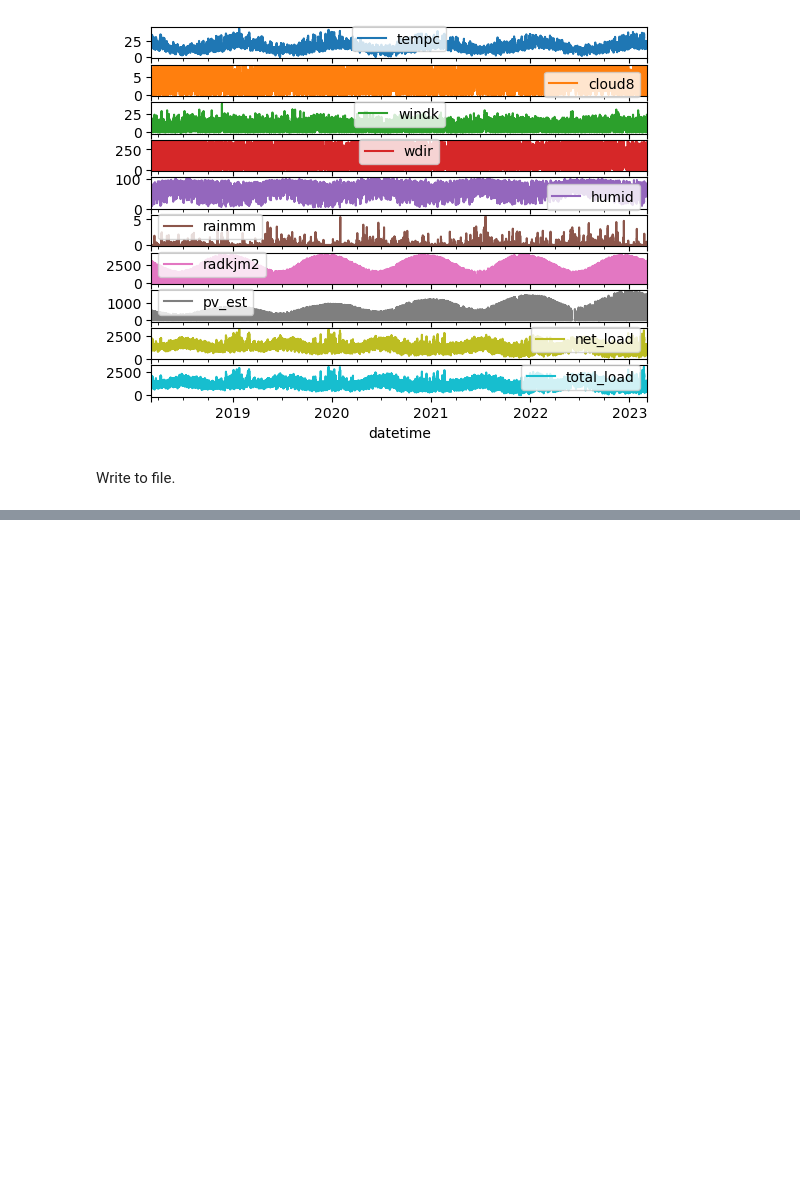
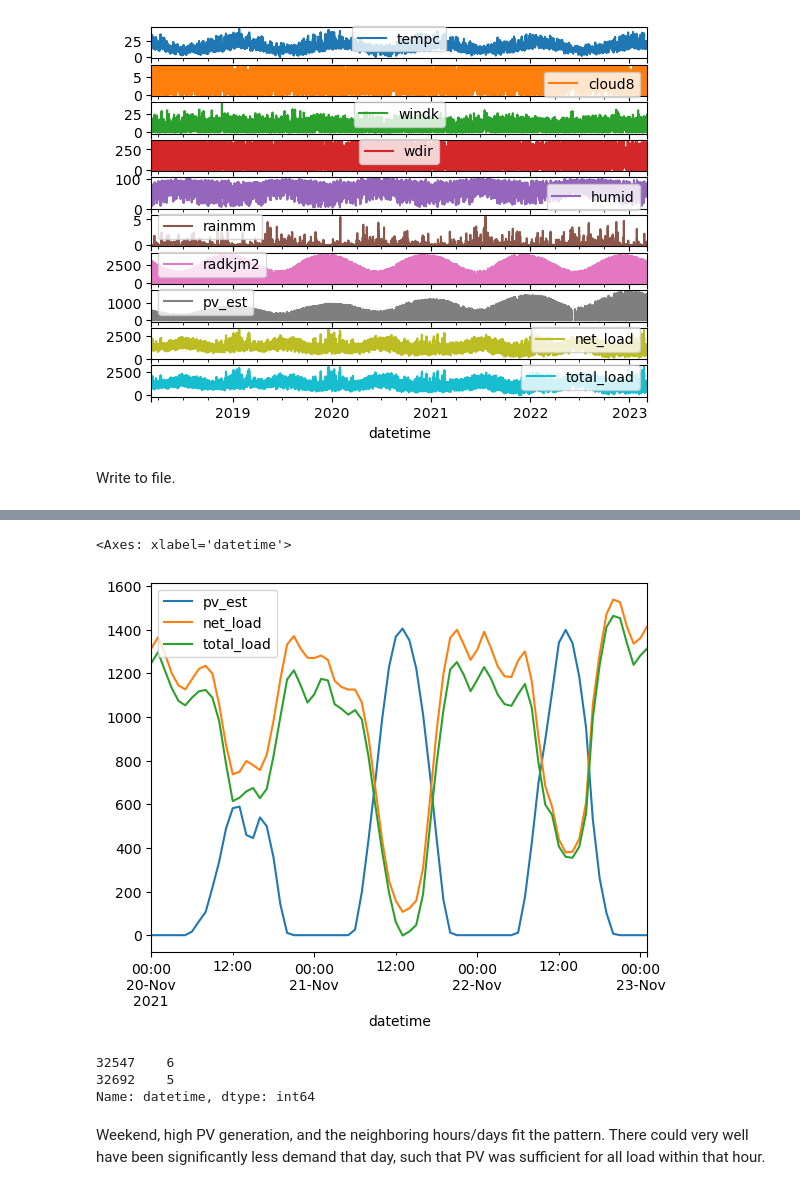
Before and after one commit to chaserobertson/tesla-stlf, a Jupyter notebook: notebooks/full_merge.ipynb, the cells around one changed output, grey strips where cells are left out. Drawn from its saved outputs; the diff is of its cells as text; code cells hidden in the pictures; blank space fills up the shorter version.

```diff
--- a/notebooks/full_merge.ipynb
+++ b/notebooks/full_merge.ipynb
@@ -99,0 +178,13 @@ merged.to_csv('../data/sa/merged_interpolated.csv', index=False)
+# %%
+merged_hour.iloc[32510:32584, [0, 8, 9, 10]].plot(x='datetime')
+# %% [output]
+<Axes: xlabel='datetime'>
+[figure, added]
+# %%
+merged_hour[merged_hour.total_load < 0]['datetime'].dt.weekday
+# %% [output]
+32547    6
+32692    5
+Name: datetime, dtype: int64
+# %% [markdown]
+Weekend, high PV generation, and the neighboring hours/days fit the pattern. There could very well have been significantly less demand that day, such that PV was sufficient for all load within that hour.
```
Also changed, not shown: parts of 10 cells of this notebook, 1 other file.
